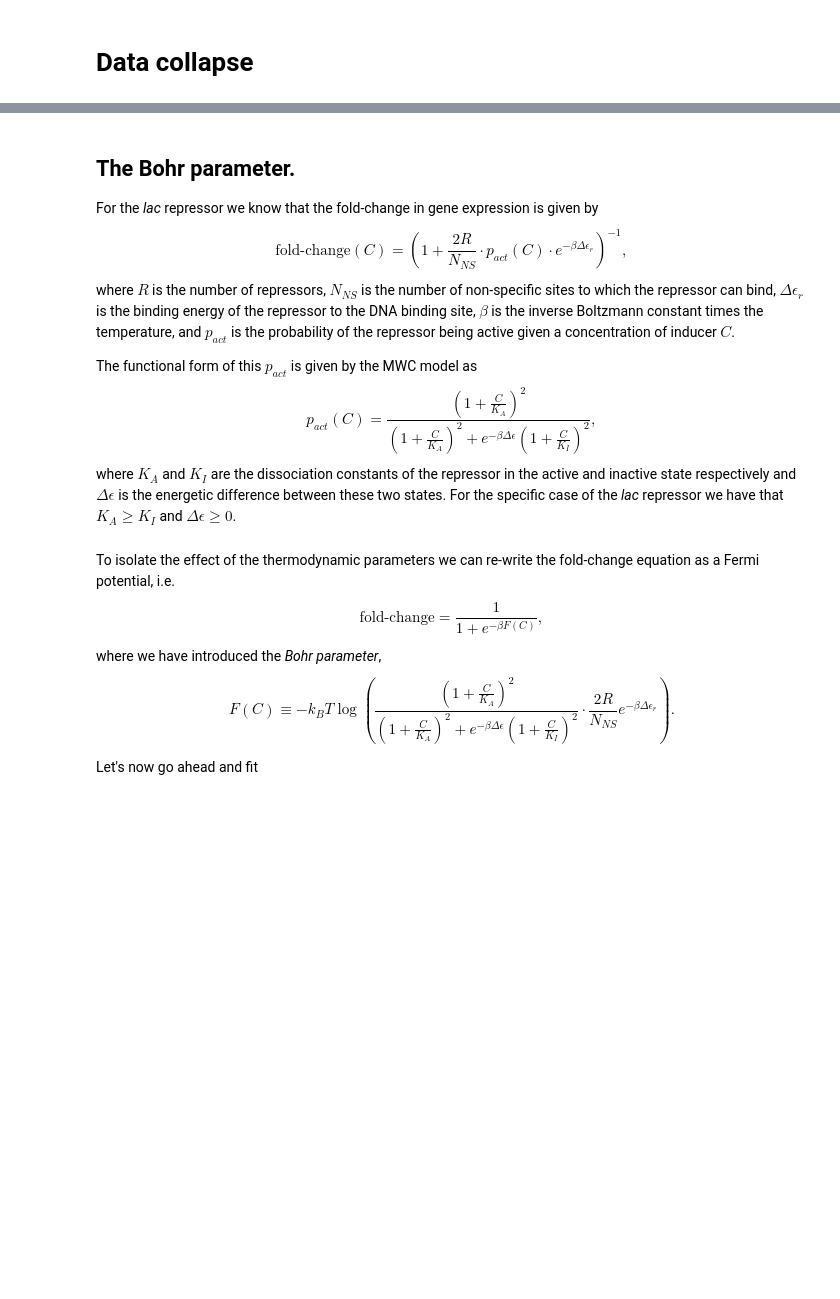
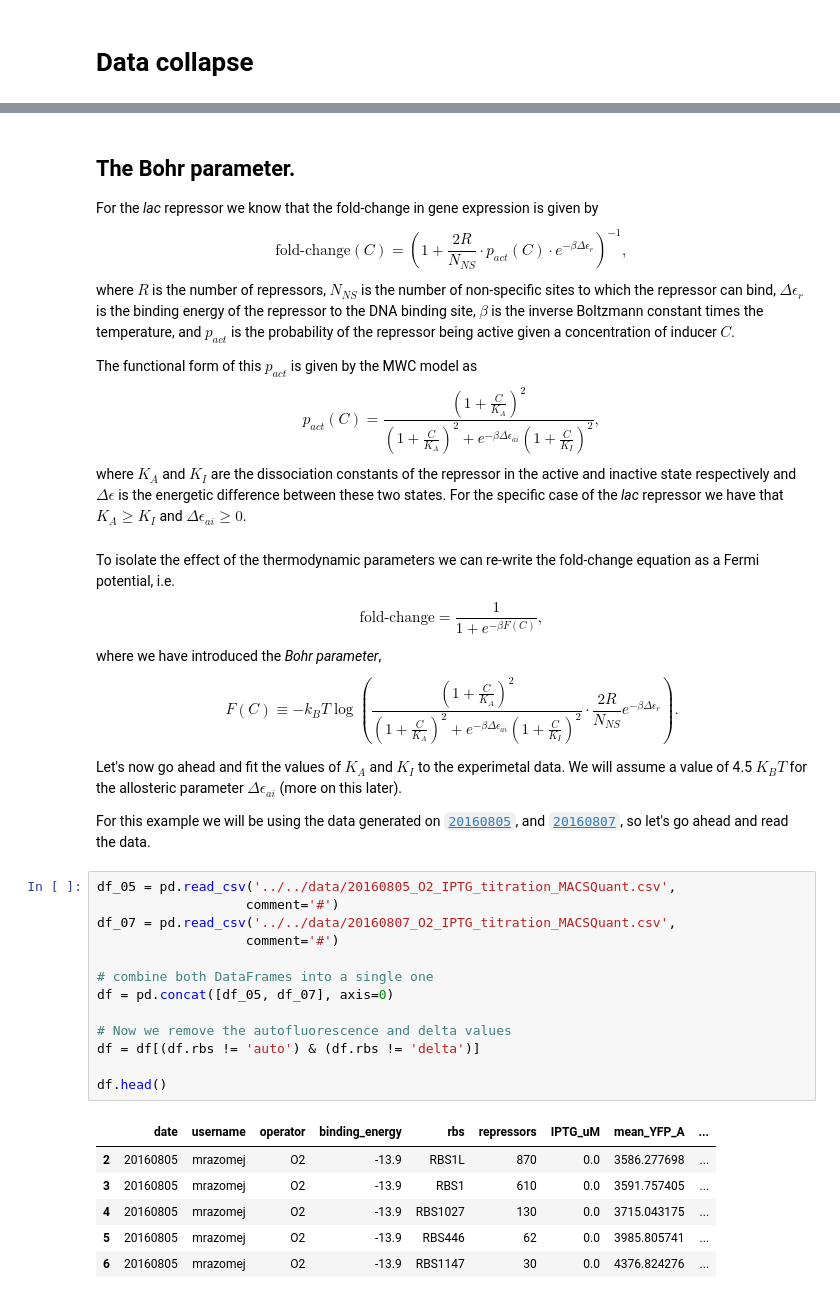
Before and after one commit to RPGroup-PBoC/mwc_induction, a Jupyter notebook: code/analysis/data_collapse.ipynb, the cells around one changed output, grey strips where cells are left out. Saved outputs shown, nothing was run; the diff lists cells and outputs as text; blank space fills up the shorter version.

```diff
--- a/code/analysis/data_collapse.ipynb
+++ b/code/analysis/data_collapse.ipynb
@@ -48,9 +49,9 @@ where $R$ is the number of repressors, $N_{NS}$ is the number of non-specific si
 
 The functional form of this $p_{act}$ is given by the MWC model as
 \begin{equation}
-p_{act}(C) = \frac{\left( 1 + \frac{C}{K_A} \right)^2}{\left( 1 + \frac{C}{K_A} \right)^2 + e^{-\beta \Delta \epsilon}\left( 1 + \frac{C}{K_I} \right)^2},
+p_{act}(C) = \frac{\left( 1 + \frac{C}{K_A} \right)^2}{\left( 1 + \frac{C}{K_A} \right)^2 + e^{-\beta \Delta \epsilon_{ai}}\left( 1 + \frac{C}{K_I} \right)^2},
 \end{equation}
-where $K_A$ and $K_I$ are the dissociation constants of the repressor in the active and inactive state respectively and $\Delta \epsilon$ is the energetic difference between these two states. For the specific case of the *lac* repressor we have that $K_A \geq K_I$ and $\Delta \epsilon \geq 0$.
+where $K_A$ and $K_I$ are the dissociation constants of the repressor in the active and inactive state respectively and $\Delta \epsilon$ is the energetic difference between these two states. For the specific case of the *lac* repressor we have that $K_A \geq K_I$ and $\Delta \epsilon_{ai} \geq 0$.
 # %% [markdown]
 To isolate the effect of the thermodynamic parameters we can re-write the fold-change equation as a Fermi potential, i.e.
 \begin{equation}
@@ -58,7 +59,29 @@ To isolate the effect of the thermodynamic parameters we can re-write the fold-c
 \end{equation}
 where we have introduced the *Bohr parameter*,
 \begin{equation}
-F(C) \equiv -k_BT \log \left( \frac{\left( 1 + \frac{C}{K_A} \right)^2}{\left( 1 + \frac{C}{K_A} \right)^2 + e^{-\beta \Delta \epsilon}\left( 1 + \frac{C}{K_I} \right)^2} \cdot \frac{2R}{N_{NS}}e^{-\beta \Delta \epsilon_r} \right).
+F(C) \equiv -k_BT \log \left( \frac{\left( 1 + \frac{C}{K_A} \right)^2}{\left( 1 + \frac{C}{K_A} \right)^2 + e^{-\beta \Delta \epsilon_{ai}}\left( 1 + \frac{C}{K_I} \right)^2} \cdot \frac{2R}{N_{NS}}e^{-\beta \Delta \epsilon_r} \right).
 \end{equation}
 
-Let's now go ahead and fit
+Let's now go ahead and fit the values of $K_A$ and $K_I$ to the experimetal data. We will assume a value of 4.5 $K_BT$ for the allosteric parameter $\Delta \epsilon_{ai}$ (more on this later).
+
+For this example we will be using the data generated on [`20160805`](https://github.com/RPGroup-PBoC/mwc_induction/blob/master/data/20160805_O2_IPTG_titration_MACSQuant.csv), and [`20160807`](https://github.com/RPGroup-PBoC/mwc_induction/blob/master/data/20160807_O2_IPTG_titration_MACSQuant.csv), so let's go ahead and read the data.
+# %%
+df_05 = pd.read_csv('../../data/20160805_O2_IPTG_titration_MACSQuant.csv',
+                   comment='#')
+df_07 = pd.read_csv('../../data/20160807_O2_IPTG_titration_MACSQuant.csv',
+                   comment='#')
+
+# combine both DataFrames into a single one
+df = pd.concat([df_05, df_07], axis=0)
+
+# Now we remove the autofluorescence and delta values
+df = df[(df.rbs != 'auto') & (df.rbs != 'delta')]
+
+df.head()
+# %% [output]
+|  | date | username | operator | binding_energy | rbs | repressors | IPTG_uM | mean_YFP_A | ... |
+| 2 | 20160805 | mrazomej | O2 | -13.9 | RBS1L | 870 | 0.0 | 3586.277698 | ... |
+| 3 | 20160805 | mrazomej | O2 | -13.9 | RBS1 | 610 | 0.0 | 3591.757405 | ... |
+| 4 | 20160805 | mrazomej | O2 | -13.9 | RBS1027 | 130 | 0.0 | 3715.043175 | ... |
+| 5 | 20160805 | mrazomej | O2 | -13.9 | RBS446 | 62 | 0.0 | 3985.805741 | ... |
+| 6 | 20160805 | mrazomej | O2 | -13.9 | RBS1147 | 30 | 0.0 | 4376.824276 | ... |
```
Also changed, not shown: parts of 14 cells of this notebook, 2 other files.
